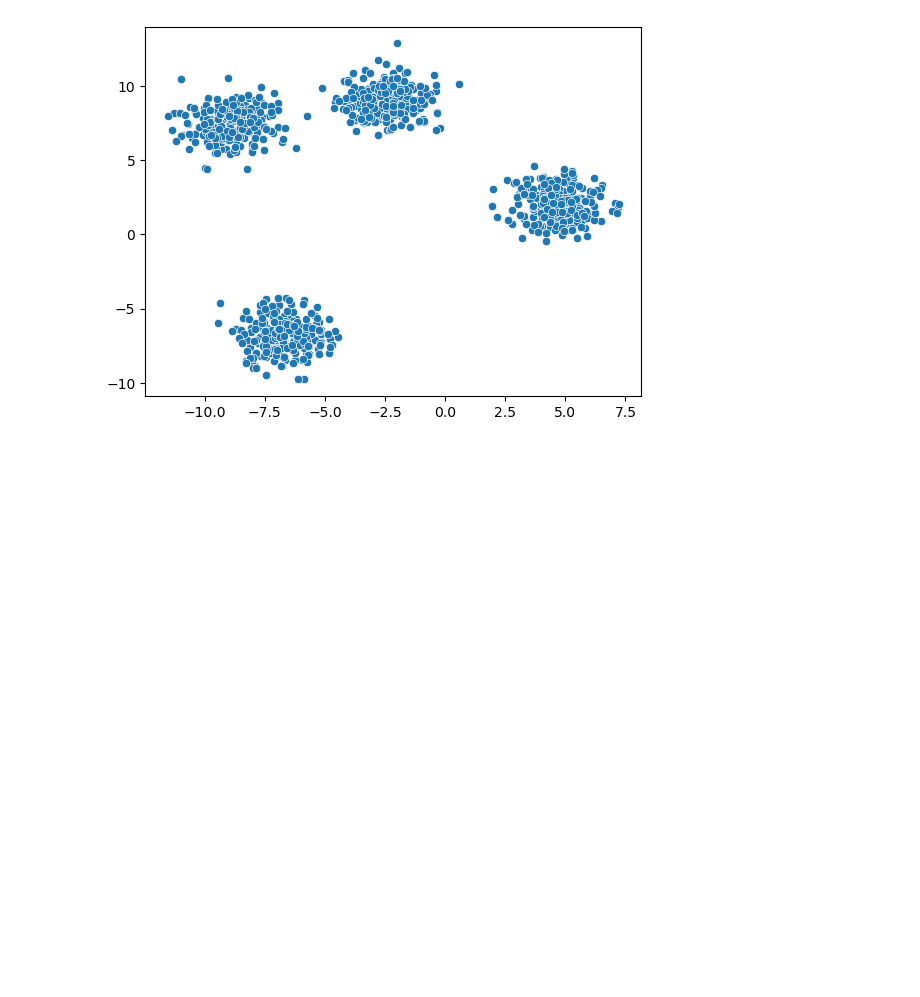
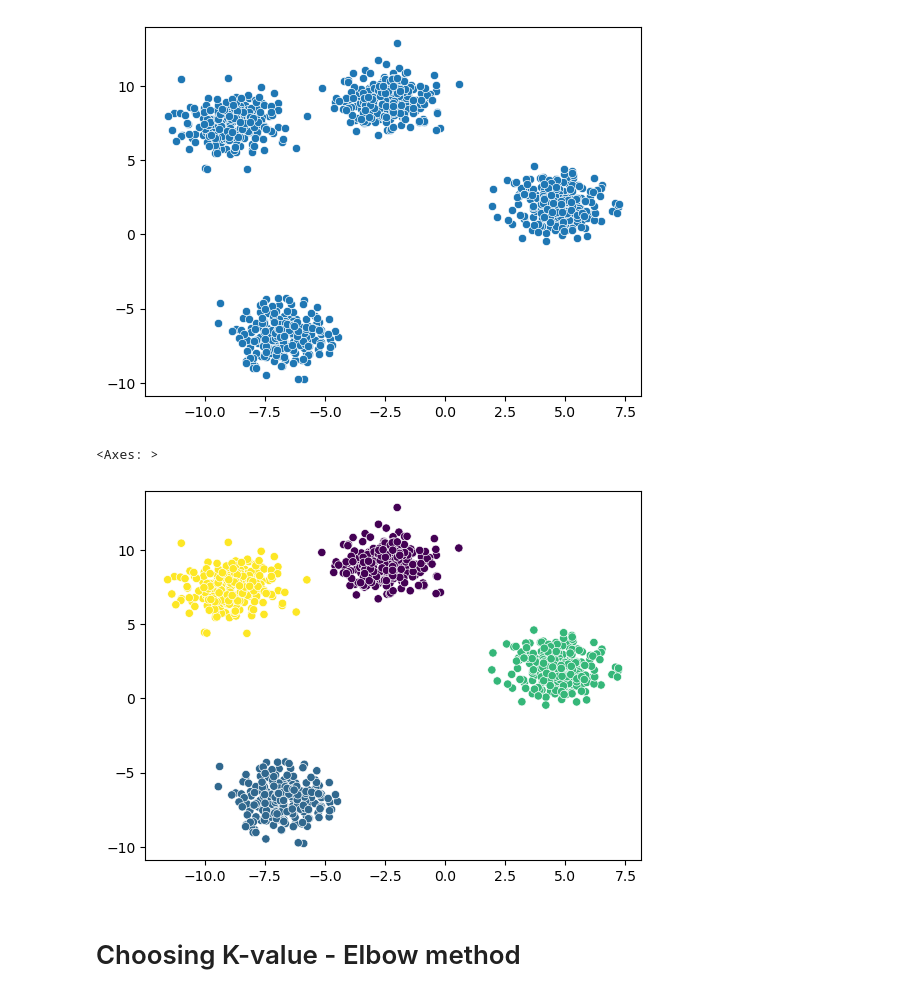
Before and after one commit to Deptek/Daily_learning, a Jupyter notebook: ml/UL/K-means_clusturing.ipynb, the cells around one changed output. Drawn from its saved outputs; the diff is of its cells as text; code cells hidden in the pictures; blank space fills up the shorter version.

```diff
--- a/ml/UL/K-means_clusturing.ipynb
+++ b/ml/UL/K-means_clusturing.ipynb
@@ -29,3 +29,10 @@ kmeans=KMeans(  # we also have to choose the initiation algo which by default is
 )
 # %%
 labels= kmeans.fit_predict(X)
+# %%
+sns.scatterplot(x=X[:,0], y=X[:,1], c=labels)
+# %% [output]
+<Axes: >
+[figure, added]
+# %% [markdown]
+# Choosing K-value - Elbow method
```
Also changed, not shown: parts of 24 cells of this notebook.
